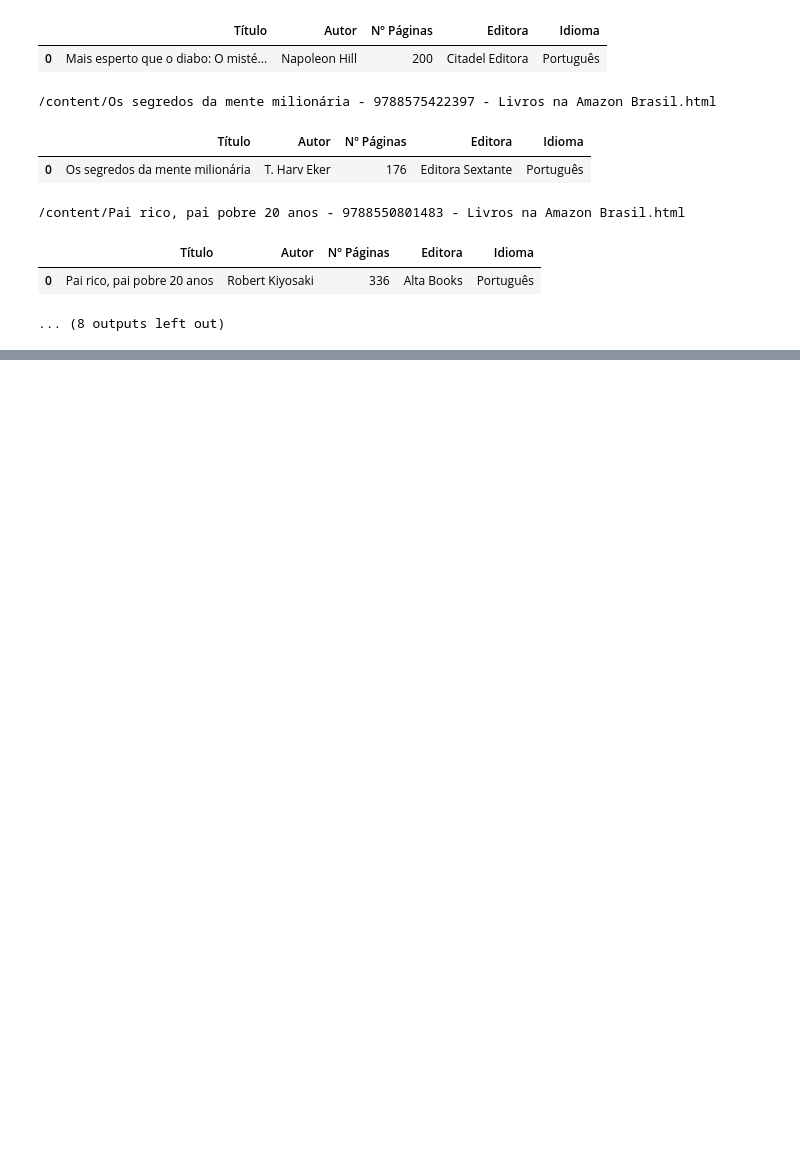
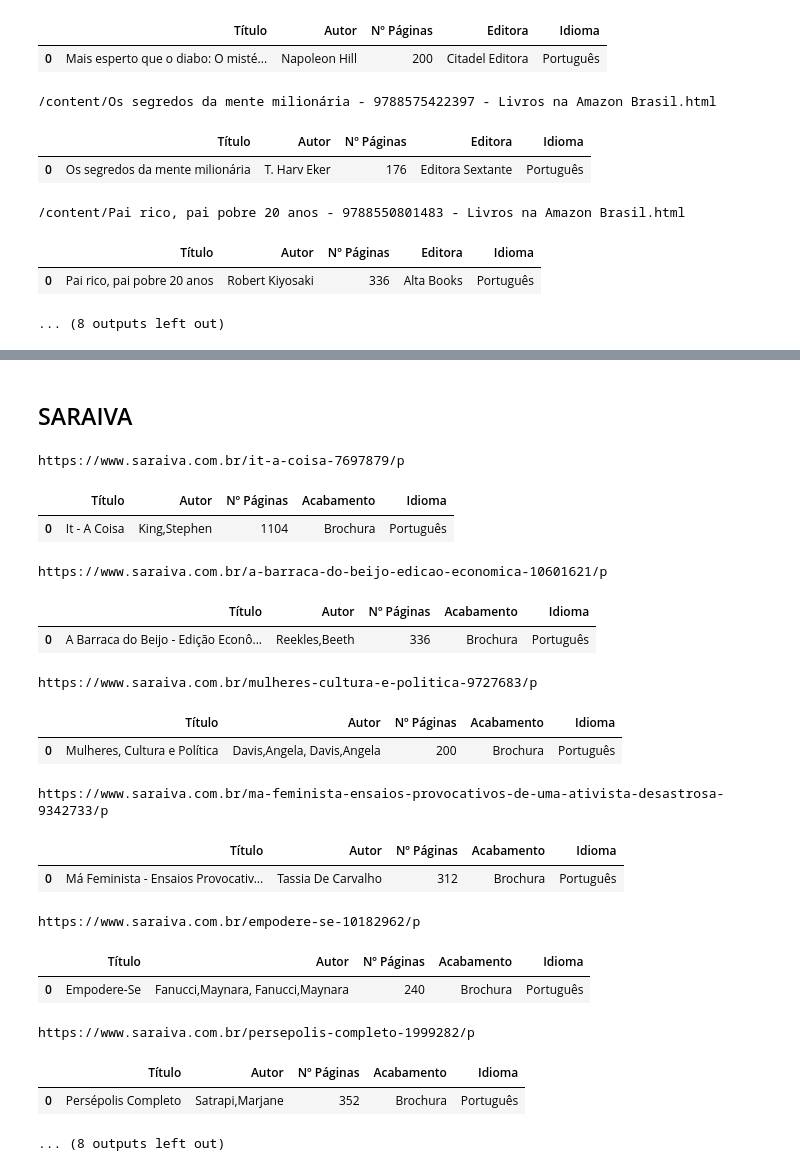
Before and after one commit to cmlins/recuperacaoDeInformacao, a Jupyter notebook: wrapper.ipynb, the cells around one changed output, grey strips where cells are left out. Cells and saved outputs as stored; diff of their text form; code cells hidden in the pictures; blank space fills up the shorter version.

Commit message:
Saraiva - one book

```diff
--- a/wrapper.ipynb
+++ b/wrapper.ipynb
@@ -348,0 +203,64 @@ for book in url_down_list:
+# %% [markdown]
+## SARAIVA
+# %%
+sar_url_list = ['https://www.saraiva.com.br/it-a-coisa-7697879/p',
+                'https://www.saraiva.com.br/a-barraca-do-beijo-edicao-economica-10601621/p',
+                'https://www.saraiva.com.br/mulheres-cultura-e-politica-9727683/p',
+                'https://www.saraiva.com.br/ma-feminista-ensaios-provocativos-de-uma-ativista-desastrosa-9342733/p',
+                'https://www.saraiva.com.br/empodere-se-10182962/p',
+                'https://www.saraiva.com.br/persepolis-completo-1999282/p',
+                'https://www.saraiva.com.br/fome-uma-autobiografia-do-meu-corpo-9888989/p',
+                'https://www.saraiva.com.br/no-seu-pescoco-9727573/p',
+                'https://www.saraiva.com.br/mulheres-cultura-e-politica-9727683/p',
+                'https://www.saraiva.com.br/sejamos-todos-feministas-8592230/p']
+# %%
+def saraiva_single(site):
+  page = rq.get(site)
+
+  soup = bs(page.text,"html.parser")
+
+  title = soup.find('div', {'class':'product-review'}).h1.text
+
+  infos = soup.find('table', {'class':'group Caracteristicas'})
+
+  author = infos.find('td', {'class':'value-field Autor'}).text
+
+  n_pages = infos.find('td', {'class':'value-field Numero-de-Paginas'}).text
+
+  language = infos.find('td', {'class':'value-field Idioma'}).text
+
+  binding = infos.find('td', {'class':'value-field Acabamento'}).text
+
+  cols = ['Título', 'Autor', 'Nº Páginas', 'Acabamento', 'Idioma']
+
+  list_info = [title, author, n_pages, binding, language]
+  list_info
+  book_pd = pd.DataFrame([list_info],\
+                        columns=cols)
+
+  return book_pd
+# %%
+for url in sar_url_list:
+  print(url)
+  display(saraiva_single(url))
+  print('\n')
+# %% [output]
+https://www.saraiva.com.br/it-a-coisa-7697879/p
+|  | Título | Autor | Nº Páginas | Acabamento | Idioma |
+| 0 | It - A Coisa | King,Stephen | 1104 | Brochura | Português |
+https://www.saraiva.com.br/a-barraca-do-beijo-edicao-economica-10601621/p
+|  | Título | Autor | Nº Páginas | Acabamento | Idioma |
+| 0 | A Barraca do Beijo - Edição Econô... | Reekles,Beeth | 336 | Brochura | Português |
+https://www.saraiva.com.br/mulheres-cultura-e-politica-9727683/p
+|  | Título | Autor | Nº Páginas | Acabamento | Idioma |
+| 0 | Mulheres, Cultura e Política | Davis,Angela, Davis,Angela | 200 | Brochura | Português |
+https://www.saraiva.com.br/ma-feminista-ensaios-provocativos-de-uma-ativista-desastrosa-9342733/p
+|  | Título | Autor | Nº Páginas | Acabamento | Idioma |
+| 0 | Má Feminista - Ensaios Provocativ... | Tassia De Carvalho | 312 | Brochura | Português |
+https://www.saraiva.com.br/empodere-se-10182962/p
+|  | Título | Autor | Nº Páginas | Acabamento | Idioma |
+| 0 | Empodere-Se | Fanucci,Maynara, Fanucci,Maynara | 240 | Brochura | Português |
+https://www.saraiva.com.br/persepolis-completo-1999282/p
+|  | Título | Autor | Nº Páginas | Acabamento | Idioma |
+| 0 | Persépolis Completo | Satrapi,Marjane | 352 | Brochura | Português |
+... (8 outputs left out)
```
Also changed, not shown: parts of 22 cells of this notebook.
